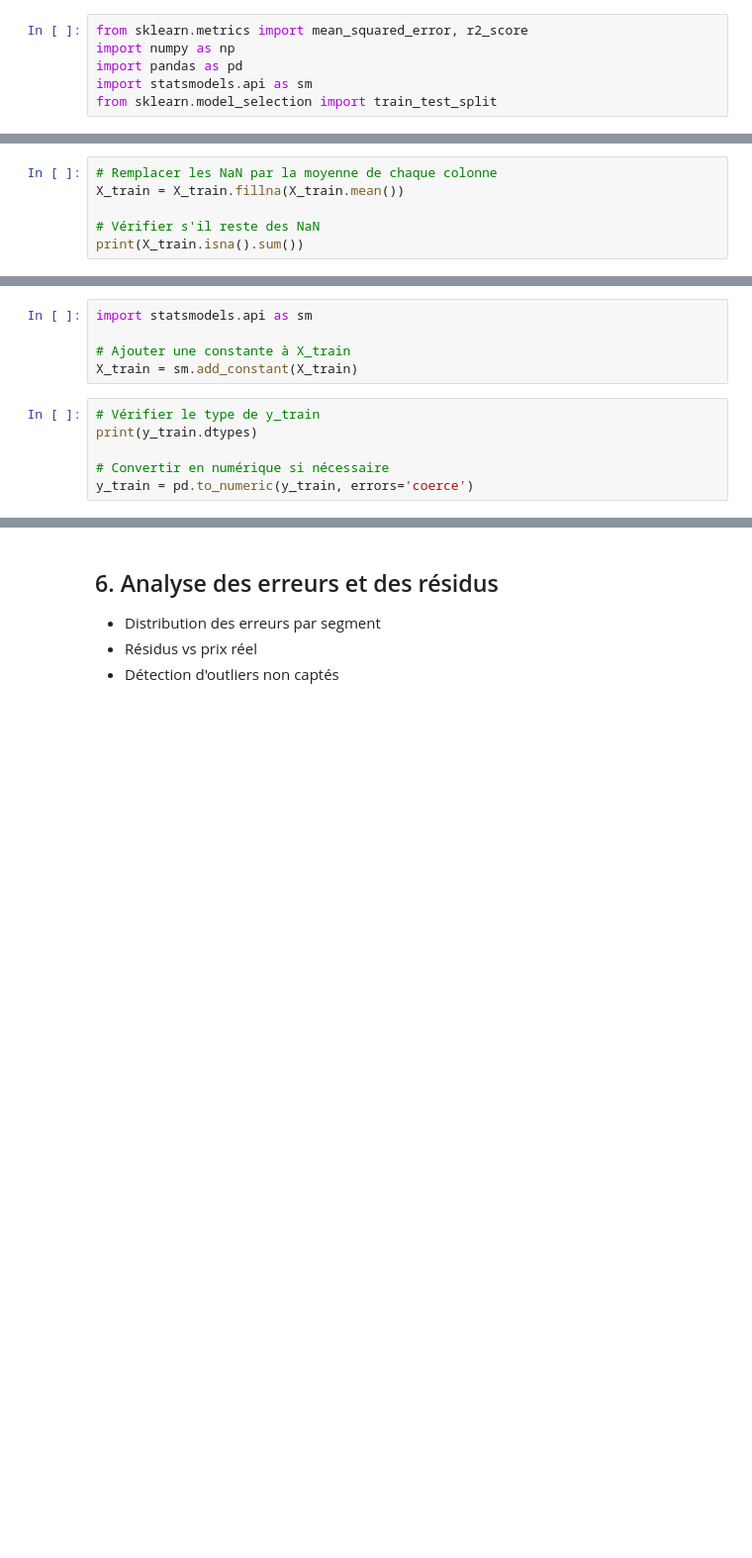
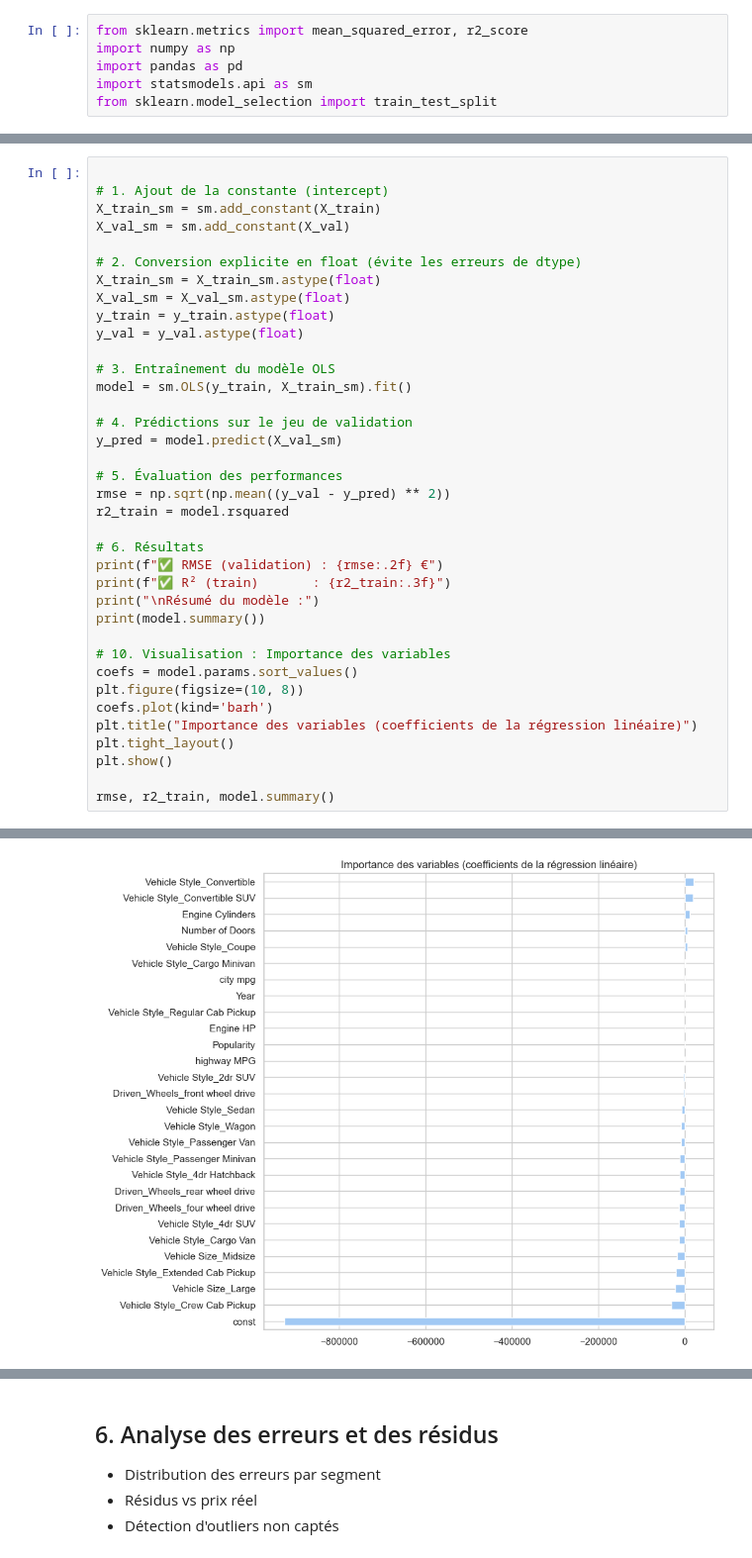
Before and after one commit to cyndikap/Vehicule, a Jupyter notebook: mini_projet/mini-projet.ipynb, the cells around one changed output, grey strips where cells are left out. Shown at 99% size. Cells and saved outputs as stored; diff of their text form; blank space fills up the shorter version.

```diff
--- a/mini_projet/mini-projet.ipynb
+++ b/mini_projet/mini-projet.ipynb
@@ -915,6 +824,0 @@ dtype: object
-# %%
-# Remplacer les NaN par la moyenne de chaque colonne
-X_train = X_train.fillna(X_train.mean())
-
-# Vérifier s'il reste des NaN
-print(X_train.isna().sum())
@@ -939,11 +824,0 @@ dtype: int64
-# %%
-import statsmodels.api as sm
-
-# Ajouter une constante à X_train
-X_train = sm.add_constant(X_train)
-# %%
-# Vérifier le type de y_train
-print(y_train.dtypes)
-
-# Convertir en numérique si nécessaire
-y_train = pd.to_numeric(y_train, errors='coerce')
@@ -977,0 +827,38 @@ NameError: name 'model' is not defined
+# %%
+
+# 1. Ajout de la constante (intercept)
+X_train_sm = sm.add_constant(X_train)
+X_val_sm = sm.add_constant(X_val)
+
+# 2. Conversion explicite en float (évite les erreurs de dtype)
+X_train_sm = X_train_sm.astype(float)
+X_val_sm = X_val_sm.astype(float)
+y_train = y_train.astype(float)
+y_val = y_val.astype(float)
+
+# 3. Entraînement du modèle OLS
+model = sm.OLS(y_train, X_train_sm).fit()
+
+# 4. Prédictions sur le jeu de validation
+y_pred = model.predict(X_val_sm)
+
+# 5. Évaluation des performances
+rmse = np.sqrt(np.mean((y_val - y_pred) ** 2))
+r2_train = model.rsquared
+
+# 6. Résultats
+print(f"✅ RMSE (validation) : {rmse:.2f} €")
+print(f"✅ R² (train)       : {r2_train:.3f}")
+print("\nRésumé du modèle :")
+print(model.summary())
+
+# 10. Visualisation : Importance des variables
+coefs = model.params.sort_values()
+plt.figure(figsize=(10, 8))
+coefs.plot(kind='barh')
+plt.title("Importance des variables (coefficients de la régression linéaire)")
+plt.tight_layout()
+plt.show()
+
+rmse, r2_train, model.summary()
+# %% [output]
@@ -977,0 +882 @@ NameError: name 'model' is not defined
+[figure, added]
```
Also changed, not shown: parts of 17 cells of this notebook, 1 other file.
